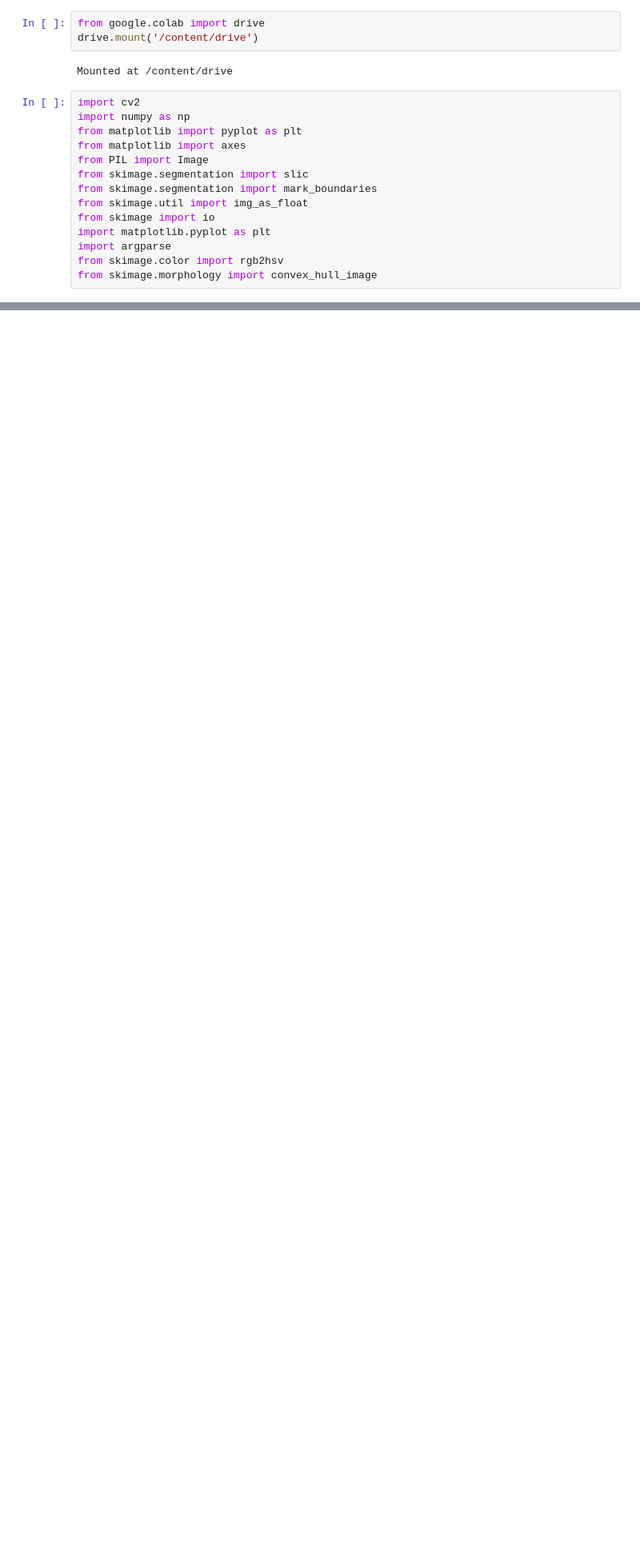
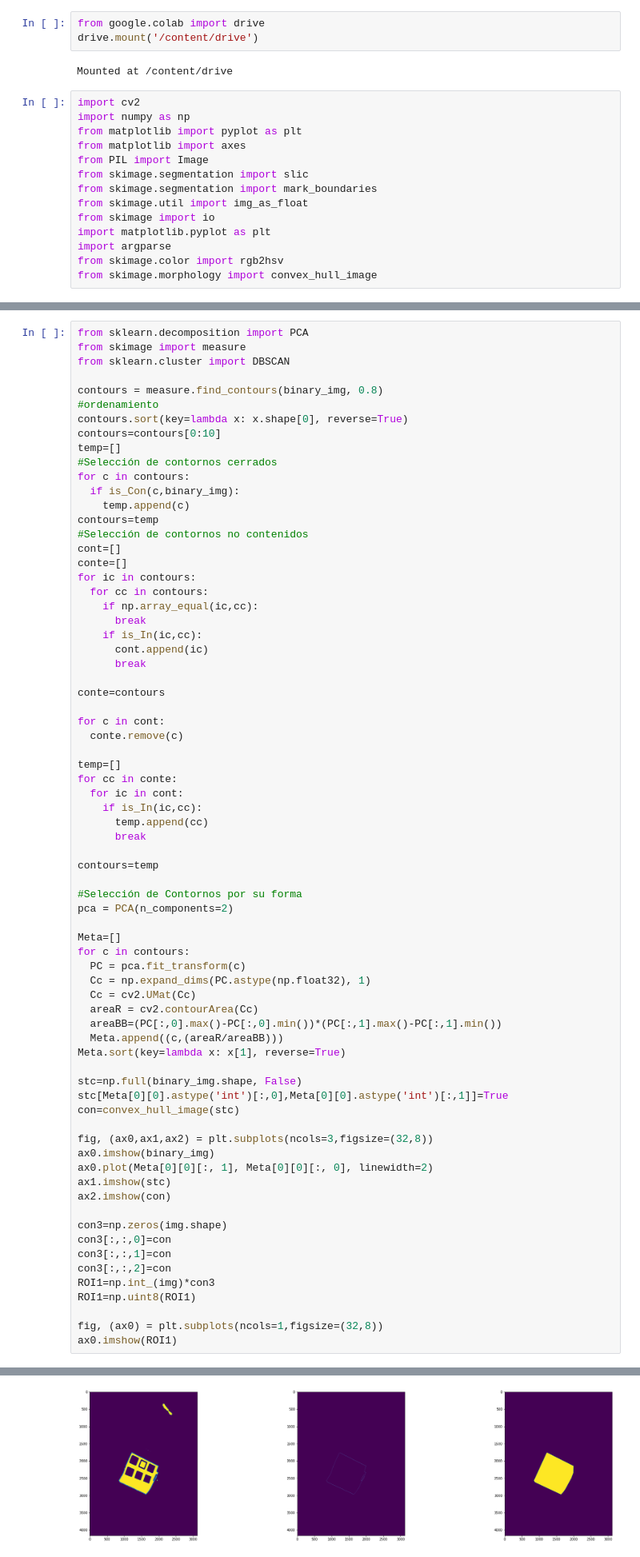
Before and after one commit to Abdigal1/LIIARPI_1, a Jupyter notebook: Sticker_detection/st_det.ipynb, the cells around one changed output, grey strips where cells are left out. Shown: that part at 80% size. Saved outputs shown, nothing was run; the diff lists cells and outputs as text; blank space fills up the shorter version.

```diff
--- a/Sticker_detection/st_det.ipynb
+++ b/Sticker_detection/st_det.ipynb
@@ -179,0 +312,73 @@ cmask(con)/(len(con.ravel()))
+# %%
+from sklearn.decomposition import PCA
+from skimage import measure
+from sklearn.cluster import DBSCAN
+
+contours = measure.find_contours(binary_img, 0.8)
+#ordenamiento
+contours.sort(key=lambda x: x.shape[0], reverse=True)
+contours=contours[0:10]
+temp=[]
+#Selección de contornos cerrados
+for c in contours:
+  if is_Con(c,binary_img):
+    temp.append(c)
+contours=temp
+#Selección de contornos no contenidos
+cont=[]
+conte=[]
+for ic in contours:
+  for cc in contours:
+    if np.array_equal(ic,cc):
+      break
+    if is_In(ic,cc):
+      cont.append(ic)
+      break
+
+conte=contours
+
+for c in cont:
+  conte.remove(c)
+
+temp=[]
+for cc in conte:
+  for ic in cont:
+    if is_In(ic,cc):
+      temp.append(cc)
+      break
+
+contours=temp
+
+#Selección de Contornos por su forma
+pca = PCA(n_components=2)
+
+Meta=[]
+for c in contours:
+  PC = pca.fit_transform(c)
+  Cc = np.expand_dims(PC.astype(np.float32), 1)
+  Cc = cv2.UMat(Cc)
+  areaR = cv2.contourArea(Cc)
+  areaBB=(PC[:,0].max()-PC[:,0].min())*(PC[:,1].max()-PC[:,1].min())
+  Meta.append((c,(areaR/areaBB)))
+Meta.sort(key=lambda x: x[1], reverse=True)
+
+stc=np.full(binary_img.shape, False)
+stc[Meta[0][0].astype('int')[:,0],Meta[0][0].astype('int')[:,1]]=True
+con=convex_hull_image(stc)
+
+fig, (ax0,ax1,ax2) = plt.subplots(ncols=3,figsize=(32,8))
+ax0.imshow(binary_img)
+ax0.plot(Meta[0][0][:, 1], Meta[0][0][:, 0], linewidth=2)
+ax1.imshow(stc)
+ax2.imshow(con)
+
+con3=np.zeros(img.shape)
+con3[:,:,0]=con
+con3[:,:,1]=con
+con3[:,:,2]=con
+ROI1=np.int_(img)*con3
+ROI1=np.uint8(ROI1)
+
+fig, (ax0) = plt.subplots(ncols=1,figsize=(32,8))
+ax0.imshow(ROI1)
+# %% [output]
@@ -179,0 +386 @@ cmask(con)/(len(con.ravel()))
+[figure, added]
```
Also changed, not shown: parts of 12 cells of this notebook.
